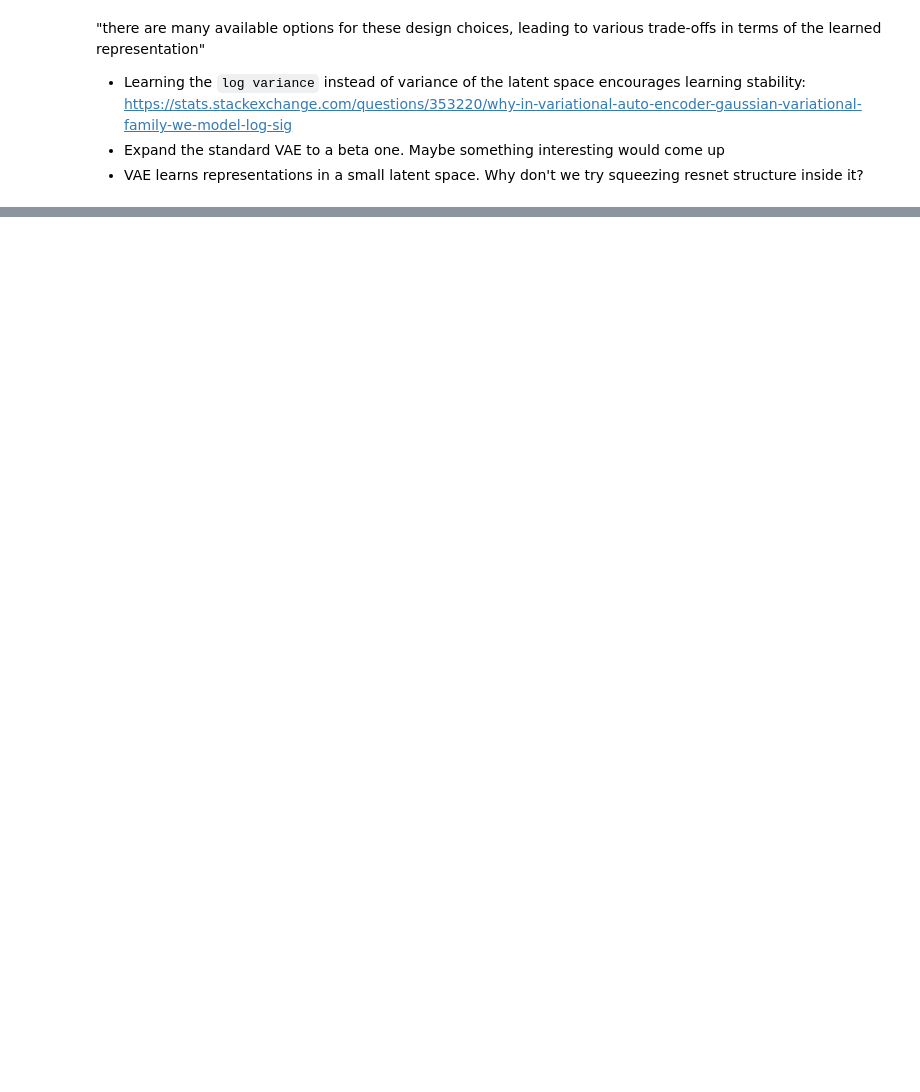
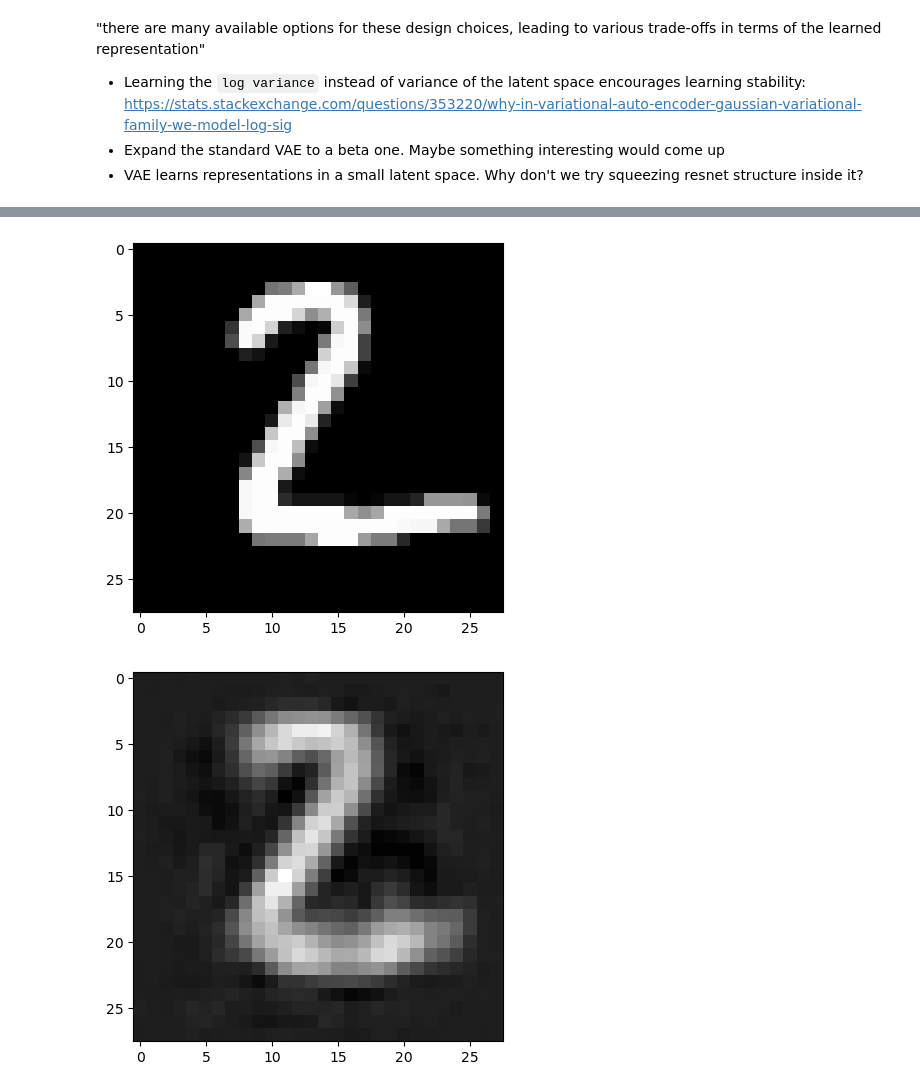
Before and after one commit to SAutum/ai-ds, a Jupyter notebook: dlgm/hongli/project_01/e03.ipynb, the cells around one changed output, grey strips where cells are left out. Drawn from its saved outputs; the diff is of its cells as text; code cells hidden in the pictures; blank space fills up the shorter version.

```diff
--- a/dlgm/hongli/project_01/e03.ipynb
+++ b/dlgm/hongli/project_01/e03.ipynb
@@ -133,0 +378,16 @@ def loss_function():
+# %%
+# plot a sample image from the model
+model.eval()
+img = next(iter(test_loader))[0].to(device)
+output, _, _ = model(img)
+
+# plot the original image
+plt.imshow(img[1].cpu().detach().numpy().reshape(28, 28), cmap='gray')
+plt.show()
+
+# plot the reconstructed image
+plt.imshow(output[1].cpu().detach().numpy().reshape(28, 28), cmap='gray')
+plt.show()
+# %% [output]
+[figure, added]
+[figure, added]
```
Also changed, not shown: parts of 19 cells of this notebook, 6 other files.
